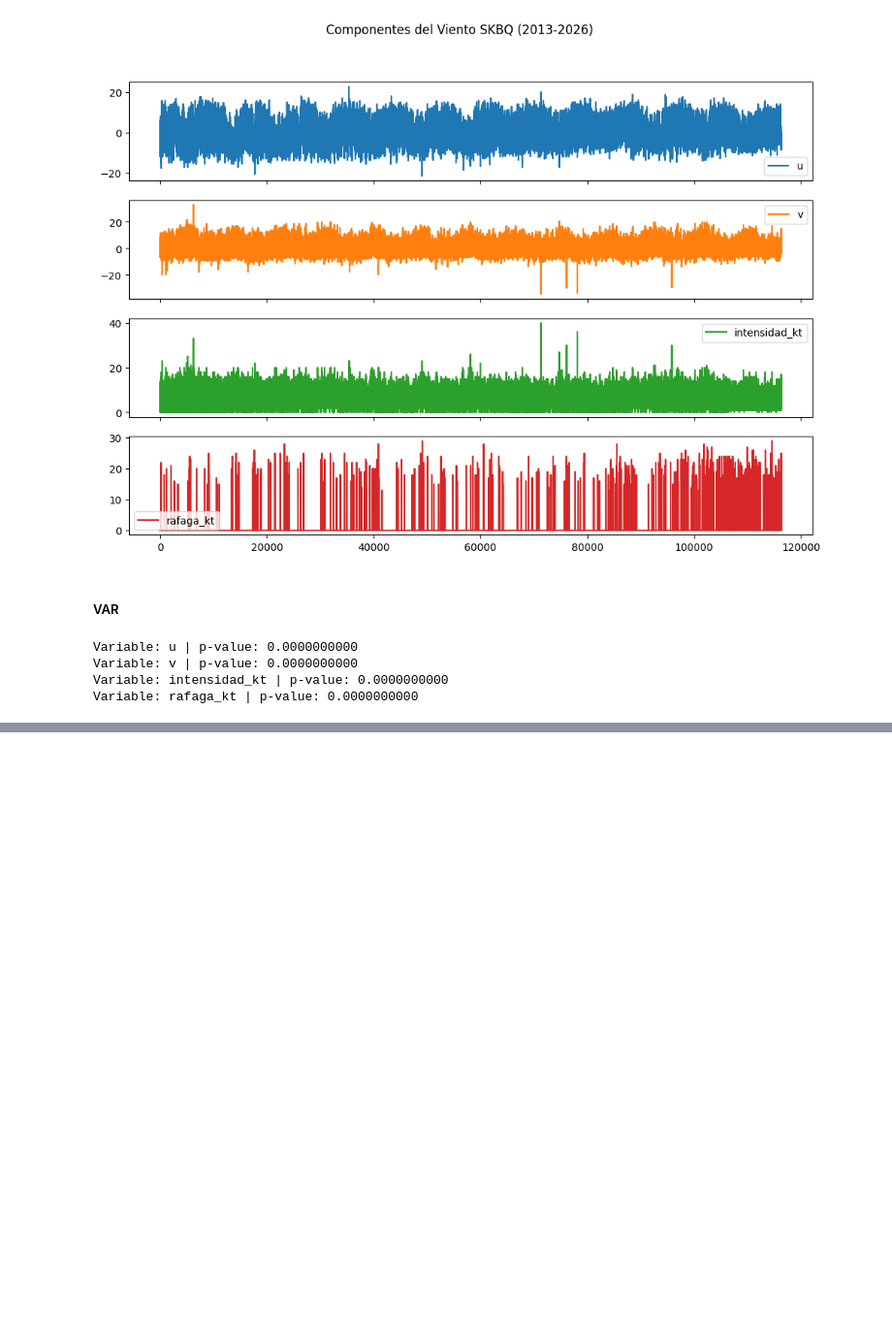
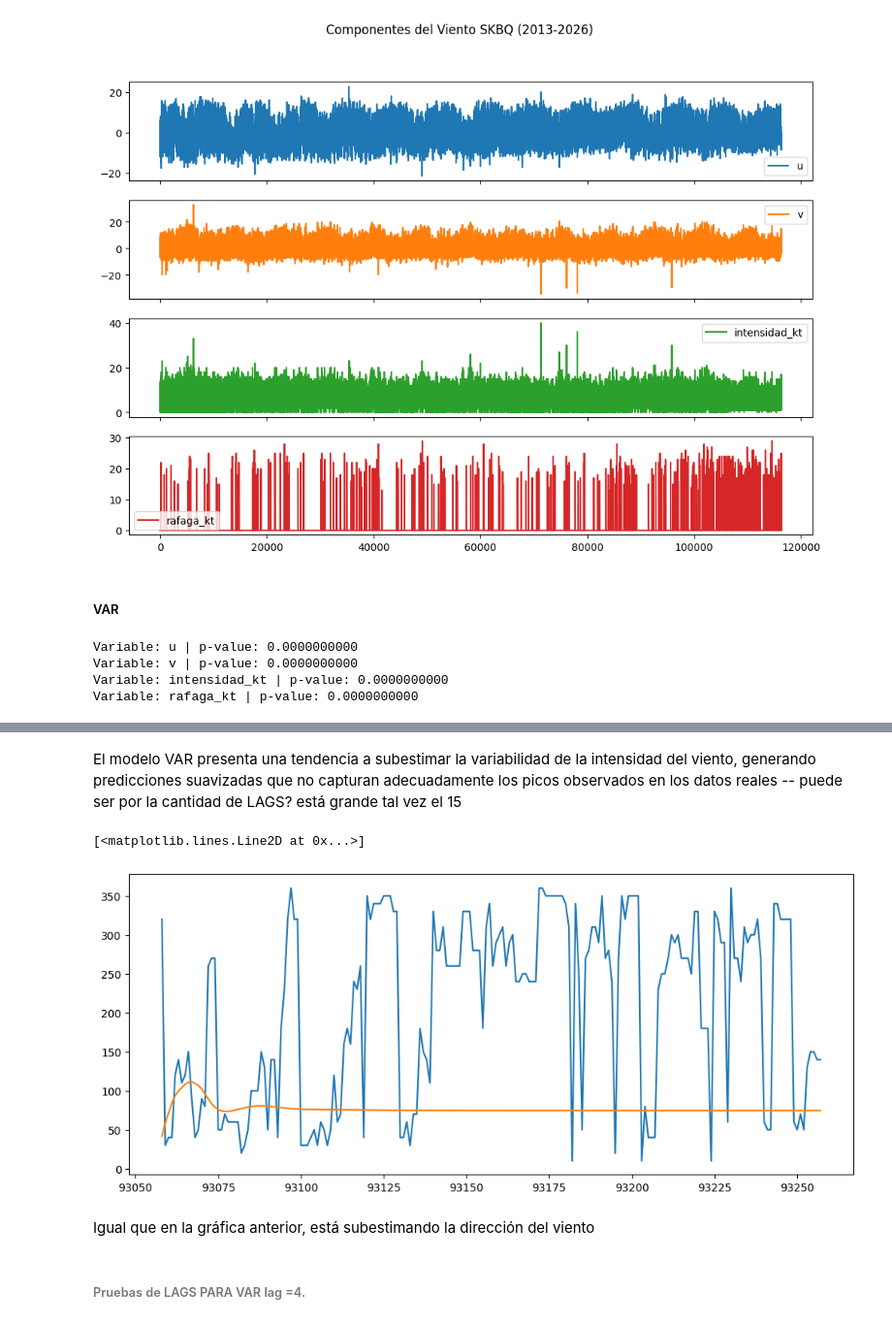
Before and after one commit to OmarLAlbarracinM/Prediccion-Cizalladura-SKBQ, a Jupyter notebook: docs/notebooks/PROYECTO_DE_GRADO.ipynb, the cells around one changed output, grey strips where cells are left out. Shown at 97% size. Drawn from its saved outputs; the diff is of its cells as text; code cells hidden in the pictures; blank space fills up the shorter version.

Commit message:
Agrego notebook a la carpeta, he agregado un modelo VAR

```diff
--- a/docs/notebooks/PROYECTO_DE_GRADO.ipynb
+++ b/docs/notebooks/PROYECTO_DE_GRADO.ipynb
@@ -536,0 +633,15 @@ Variable: rafaga_kt | p-value: 0.0000000000
+# %% [markdown]
+El modelo VAR presenta una tendencia a subestimar la variabilidad de la intensidad del viento, generando predicciones suavizadas que no capturan adecuadamente los picos observados en los datos reales -- puede ser por la cantidad de LAGS? está grande tal vez el 15
+# %%
+#GRAFICAR las predicciones vs reales para dirección
+#realizando zoom en un rango específico para mejor visualización-- en este caso, las primeras 200 horas del conjunto de prueba
+plt.figure(figsize=(12,5))
+plt.plot(test_data.index[:200], test_data['direccion_real'][:200])
+plt.plot(predicciones_var_df.index[:200], predicciones_var_df['direccion_pred'][:200])
+# %% [output]
+[<matplotlib.lines.Line2D at 0x...>]
+[figure, added]
+# %% [markdown]
+Igual que en la gráfica anterior, está subestimando la dirección del viento
+# %% [markdown]
+###### Pruebas de LAGS PARA VAR lag =4.
```
Also changed, not shown: parts of 16 cells of this notebook.
